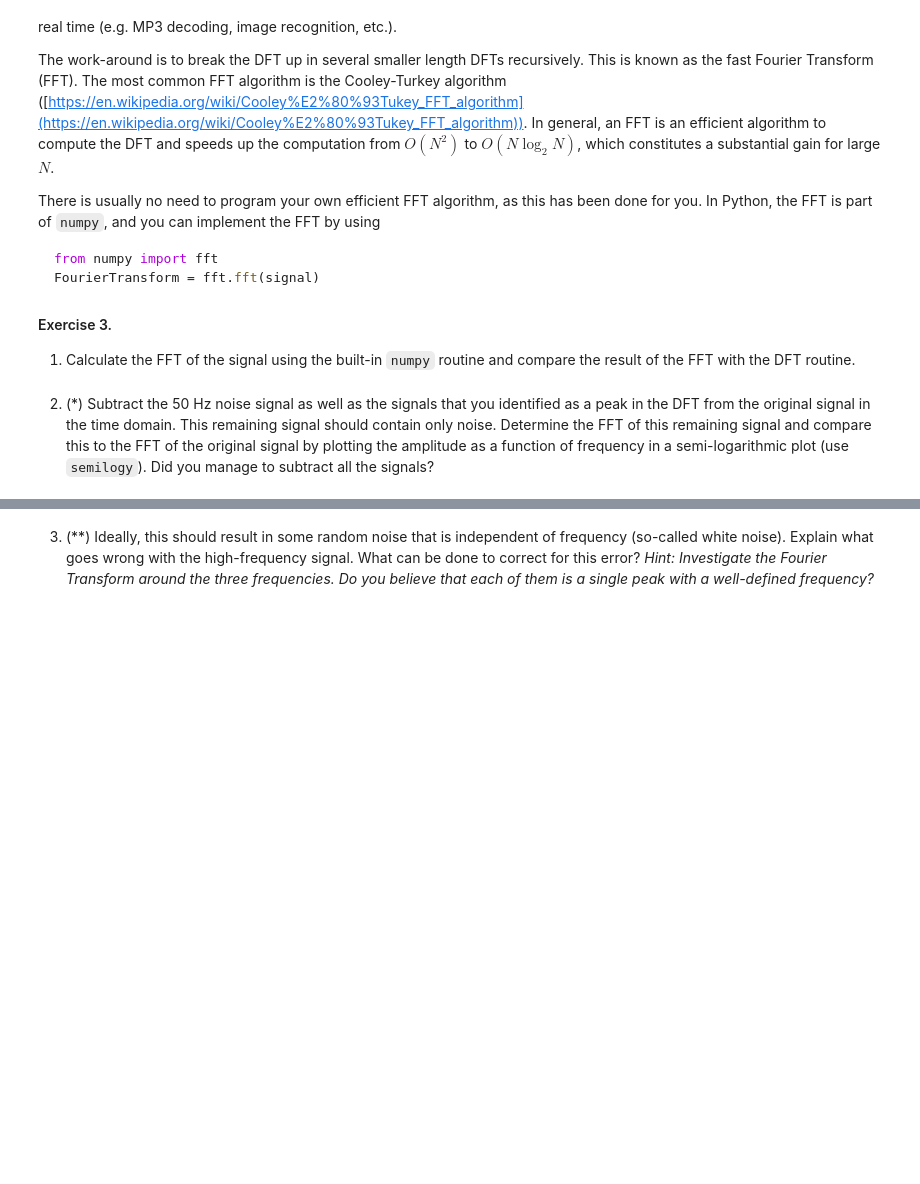
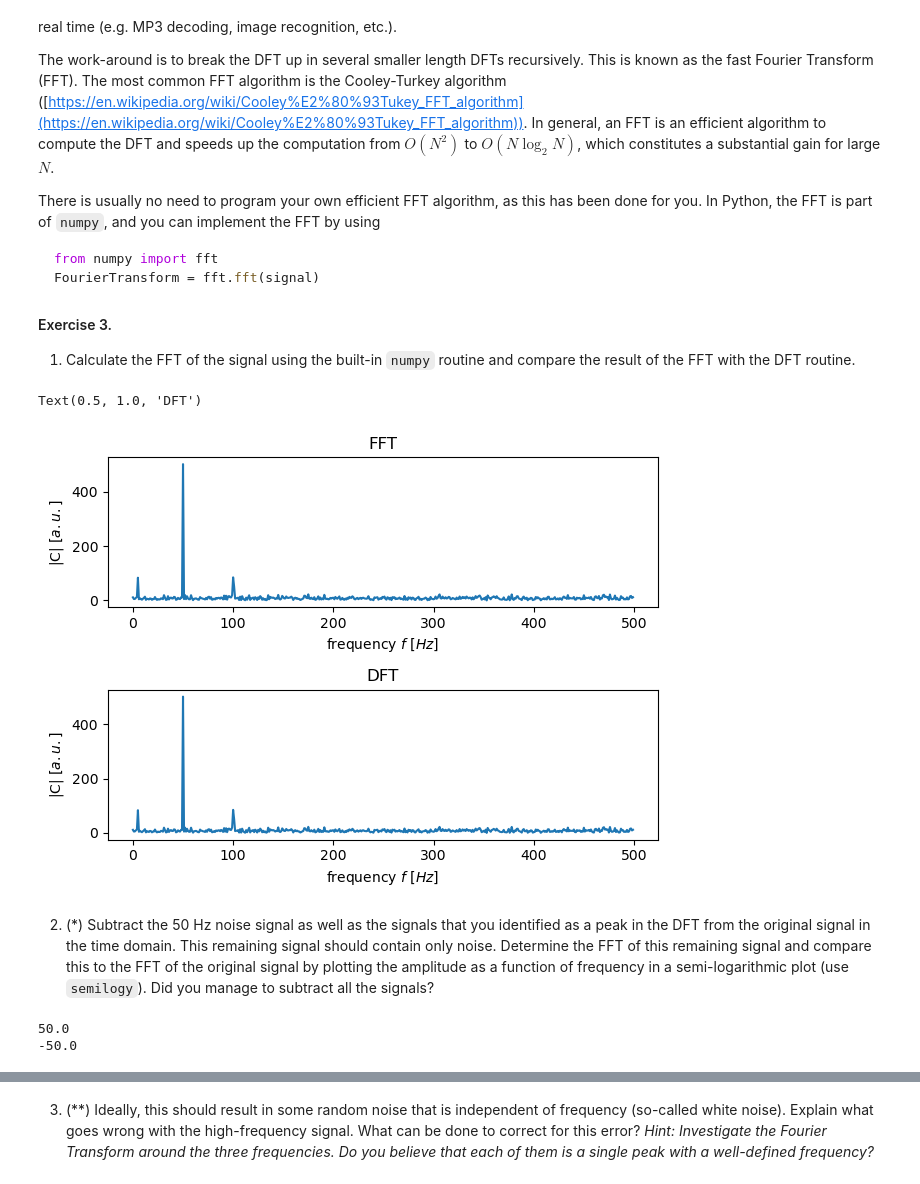
Before and after one commit to NerdyN00B/Physics-Experiments, a Jupyter notebook: PE1/Nummerieke WC/NumericalDFT.ipynb, the cells around one changed output, grey strips where cells are left out. Saved outputs shown, nothing was run; the diff lists cells and outputs as text; code cells hidden in the pictures; blank space fills up the shorter version.

```diff
--- a/PE1/Nummerieke WC/NumericalDFT.ipynb
+++ b/PE1/Nummerieke WC/NumericalDFT.ipynb
@@ -295,8 +295,29 @@ FourierTransform = fft.fft(signal)
 # %%
 FFT = np.fft.fft(signal)
 
 # ↓↓↓ Your code goes here ↓↓↓
+FFT_freq = np.fft.fftfreq(len(signal), 1/N)
+
+fig, ax = plt.subplots(2, layout='tight')
+
+ax[0].plot(FFT_freq[:N//2], np.abs(FFT[:N//2]))
+ax[1].plot(f[:N//2], np.abs(fourier[:N//2]))
+
+[axes.set_xlabel('frequency $f$ [$Hz$]') for axes in ax]
+[axes.set_ylabel('|C| [$a.u.$]') for axes in ax]
+
+ax[0].set_title('FFT')
+ax[1].set_title('DFT')
+# %% [output]
+Text(0.5, 1.0, 'DFT')
+[figure, added]
 # %% [markdown]
 2. (*) Subtract the 50 Hz noise signal as well as the signals that you identified as a peak in the DFT from the original signal in the time domain. This remaining signal should contain only noise. Determine the FFT of this remaining signal and compare this to the FFT of the original signal by plotting the amplitude as a function of frequency in a semi-logarithmic plot (use `semilogy`). Did you manage to subtract all the signals?
+# %%
+print(FFT_freq[50])
+print(FFT_freq[1000-50])
+# %% [output]
+50.0
+-50.0
 # %%
 # ↓↓↓ Your code goes here ↓↓↓
```
Also changed, not shown: parts of 7 cells of this notebook.
